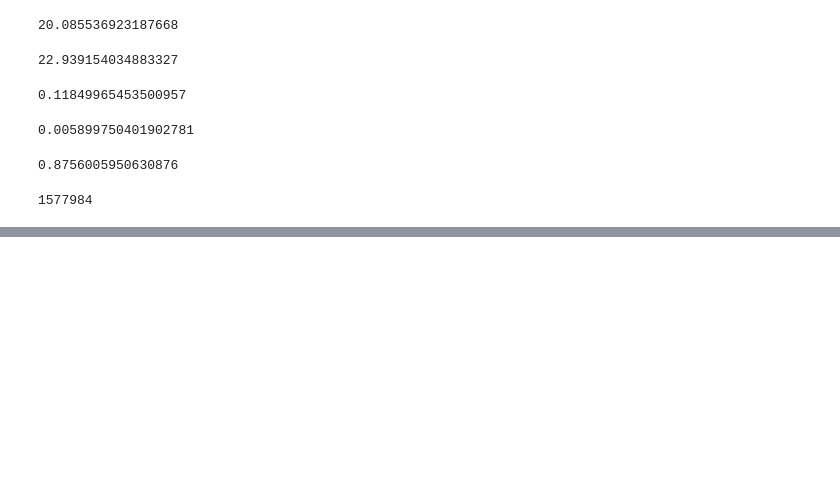
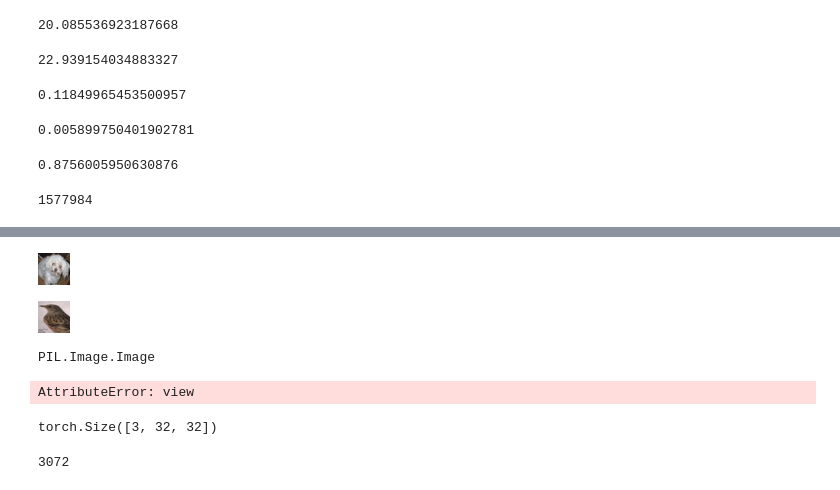
Before and after one commit to xiaojay/ainotes, a Jupyter notebook: 10.ipynb, the cells around one changed output, grey strips where cells are left out. Saved outputs shown, nothing was run; the diff lists cells and outputs as text; code cells hidden in the pictures; blank space fills up the shorter version.

```diff
--- a/10.ipynb
+++ b/10.ipynb
@@ -184,0 +259,4 @@ c_/s
+# %%
+img
+# %% [output]
+[figure, added]
@@ -184,0 +265,12 @@ c_/s
+# %%
+img
+# %% [output]
+[figure, added]
+# %%
+type(img)
+# %% [output]
+PIL.Image.Image
+# %%
+img.view
+# %% [output]
+AttributeError: view
@@ -184,0 +279,8 @@ c_/s
+# %%
+img.shape
+# %% [output]
+torch.Size([3, 32, 32])
+# %%
+3*32**2
+# %% [output]
+3072
```
Also changed, not shown: parts of 39 cells of this notebook, 3 other files.
